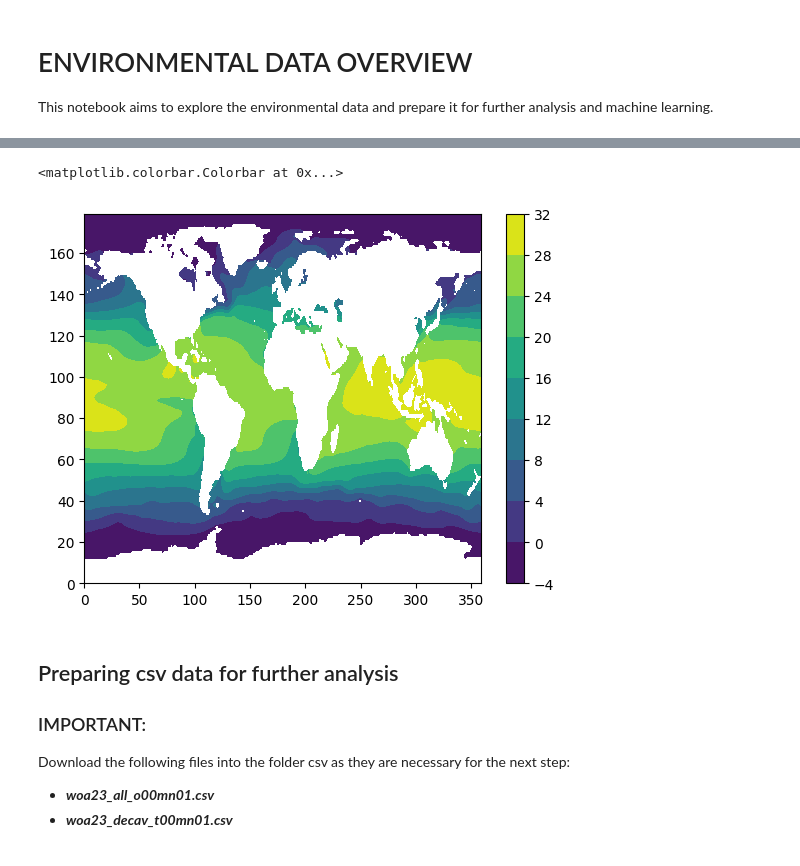
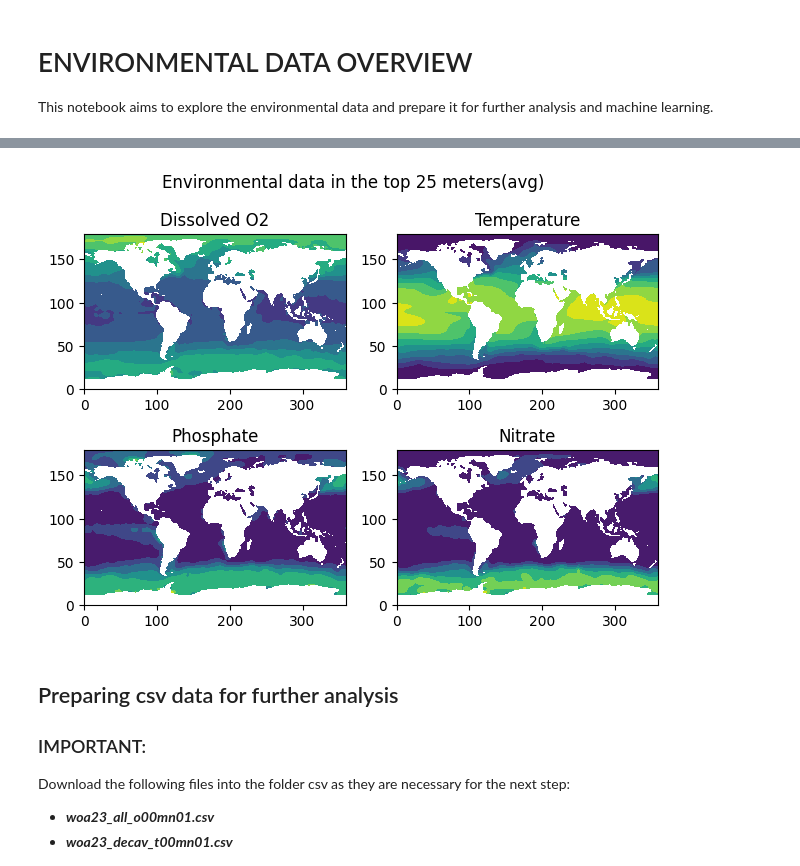
Before and after one commit to systemsecologygroup/N2-fixers-in-the-ocean, a Jupyter notebook: obs_env.ipynb, the cells around one changed output, grey strips where cells are left out. Saved outputs shown, nothing was run; the diff lists cells and outputs as text; code cells hidden in the pictures.

Commit message:
visualized the net cdf data on the map for all features

```diff
--- a/obs_env.ipynb
+++ b/obs_env.ipynb
@@ -12,4 +17,17 @@ import matplotlib.pyplot as plt
 # %%
-#paths to the net CDF files that should be sotred in the main repo folder
-temp_path = "woa23_decav_t00_01.nc"
-ds = xr.open_dataset("./nc/"+temp_path, decode_times=False)
+#paths to the net CDF files that should be sotred in the ./nc folder
+mapsnc = {
+    "o": "woa23_all_o00_01.nc",
+    "t": "woa23_decav_t00_01.nc",
+    "p": "woa23_all_p00_01.nc",
+    "n":"woa23_all_n00_01.nc"
+}
+
+mapsds = dict()
+#we can open each file
+for feature, path in mapsnc.items():
+    temp_ds = xr.open_dataset("./nc/"+path, decode_times=False)
+    mapsds[feature] = temp_ds
+
+#temp_path = "woa23_decav_t00_01.nc"
+#ds = xr.open_dataset("./nc/"+temp_path, decode_times=False)
@@ -36,12 +34,29 @@ Data variables: (12/14)
 # %%
+#the plot and plot data for visualization
+figure, axis = plt.subplots(2, 2)
+map_plot_data = {
+    "o": ("Dissolved O2", (0,0)),
+    "t": ("Temperature", (0,1)),
+    "p": ("Phosphate", (1,0)),
+    "n": ("Nitrate", (1,1))
+}
+
 #we want to average out the data according to the depth in the desired range
-t_avg = ds['t_an'].sel(depth=slice(0, 25)).isel(time=0).mean(dim='depth')
-#then the data can be plotted
-plt.contourf(t_avg)
-plt.colorbar()
+for feature, feat_ds in mapsds.items():
+    mapsds[feature] = feat_ds['{0}_an'.format(feature)].sel(depth=slice(0, 25)).isel(time=0).mean(dim='depth')
+
+    #then the data can be plotted
+    title = map_plot_data[feature][0]
+    x,y = map_plot_data[feature][1][0],map_plot_data[feature][1][1]
+    axis[x,y].contourf(mapsds[feature])
+    axis[x,y].set_title(title)
+
+#plt.colorbar()
+figure.suptitle("Environmental data in the top 25 meters(avg)")
+plt.tight_layout()
+plt.show()
 # %% [output]
-<matplotlib.colorbar.Colorbar at 0x...>
-[figure, old version]
+[figure, new version]
 # %% [markdown]
 ## Preparing csv data for further analysis
 ### IMPORTANT:
```
Also changed, not shown: parts of 4 cells of this notebook.
